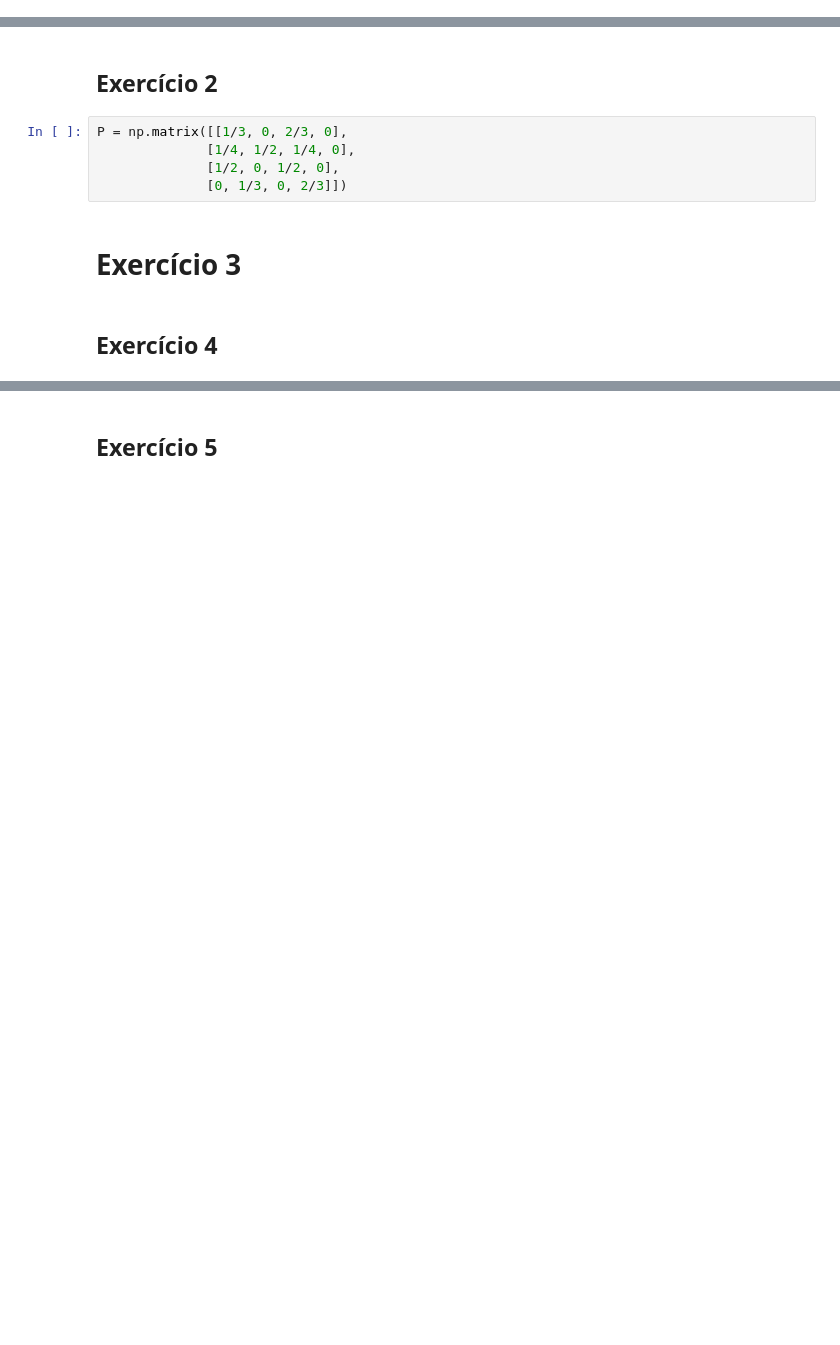
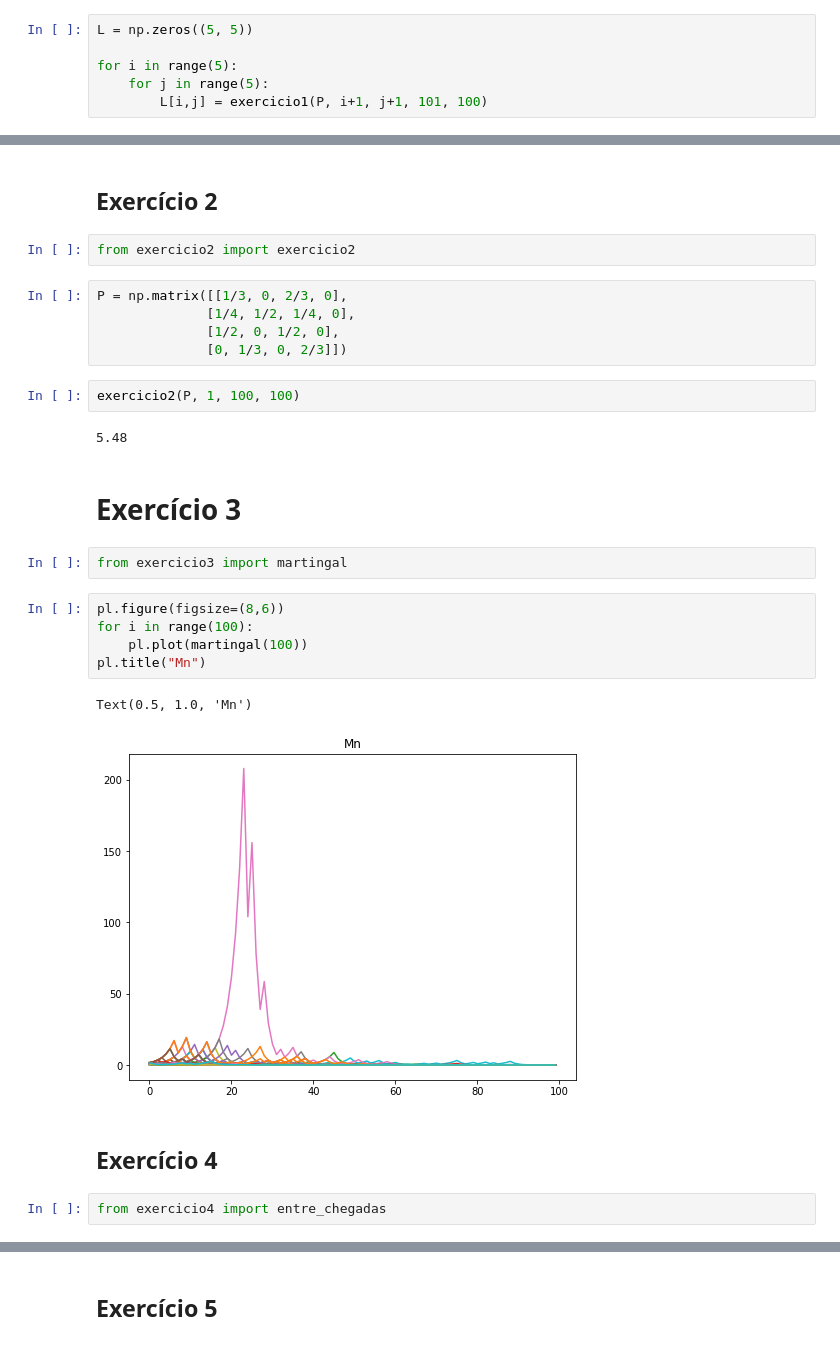
Before and after one commit to mpopst/TrabalhoPE, a Jupyter notebook: Relatório.ipynb, the cells around one changed output, grey strips where cells are left out. Drawn from its saved outputs; the diff is of its cells as text; blank space fills up the shorter version.

```diff
--- a/Relatório.ipynb
+++ b/Relatório.ipynb
@@ -15,3 +18,9 @@ P = np.matrix([[1/3, 0, 2/3, 0, 0],
               [1/2, 0, 1/2, 0, 0],
               [0, 0, 0, 0, 1],
               [0, 0, 0, 2/3, 1/3]])
+# %%
+L = np.zeros((5, 5))
+
+for i in range(5):
+    for j in range(5):
+        L[i,j] = exercicio1(P, i+1, j+1, 101, 100)
@@ -18,11 +35,29 @@ P = np.matrix([[1/3, 0, 2/3, 0, 0],
 # %% [markdown]
 ## Exercício 2
+# %%
+from exercicio2 import exercicio2
 # %%
 P = np.matrix([[1/3, 0, 2/3, 0],
               [1/4, 1/2, 1/4, 0],
               [1/2, 0, 1/2, 0],
               [0, 1/3, 0, 2/3]])
+# %%
+exercicio2(P, 1, 100, 100)
+# %% [output]
+5.48
 # %% [markdown]
 # Exercício 3
+# %%
+from exercicio3 import martingal
+# %%
+pl.figure(figsize=(8,6))
+for i in range(100):
+    pl.plot(martingal(100))
+pl.title("Mn")
+# %% [output]
+Text(0.5, 1.0, 'Mn')
+[figure, added]
 # %% [markdown]
 ## Exercício 4
+# %%
+from exercicio4 import entre_chegadas
```
Also changed, not shown: parts of 11 cells of this notebook, 1 other file.
